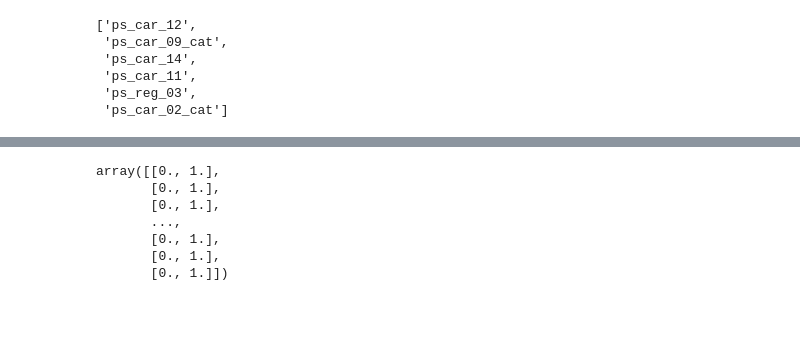
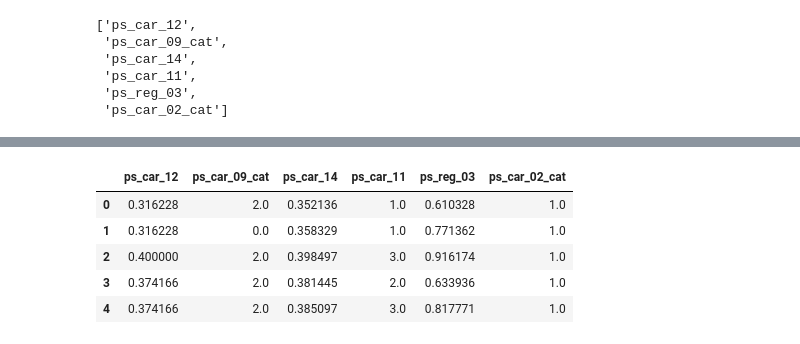
Before and after one commit to SarahLuym/WhaleDataScienceProject, a Jupyter notebook: data/Whole_Project.ipynb, the cells around one changed output, grey strips where cells are left out. Cells and saved outputs as stored; diff of their text form; code cells hidden in the pictures; blank space fills up the shorter version.

```diff
--- a/data/Whole_Project.ipynb
+++ b/data/Whole_Project.ipynb
@@ -312,5 +313,18 @@ train_temp[uni_imp_cols].head()
+# %%
+# Univariate Imputation -- test
+imp = mode_imputer.fit_transform(test_temp[uni_imp_cols])
+
+test_temp[uni_imp_cols] = pd.DataFrame(imp).iloc[:, :len(uni_imp_cols)]
+test_temp[uni_imp_cols].head()
+# %% [output]
+|  | ps_car_12 | ps_car_09_cat | ps_car_14 | ps_car_11 | ps_reg_03 | ps_car_02_cat |
+| 0 | 0.316228 | 2.0 | 0.352136 | 1.0 | 0.610328 | 1.0 |
+| 1 | 0.316228 | 0.0 | 0.358329 | 1.0 | 0.771362 | 1.0 |
+| 2 | 0.400000 | 2.0 | 0.398497 | 3.0 | 0.916174 | 1.0 |
+| 3 | 0.374166 | 2.0 | 0.381445 | 2.0 | 0.633936 | 1.0 |
+| 4 | 0.374166 | 2.0 | 0.385097 | 3.0 | 0.817771 | 1.0 |
 # %%
-# Multivariate Imputation -- KNN Imputer
+# Multivariate Imputation -- KNN Imputer -- train
 set1 = ['ps_ind_05_cat', 'ps_car_07_cat']
 set2 = ['ps_car_01_cat', 'ps_ind_04_cat', 'ps_ind_02_cat']
 
@@ -318,12 +332,5 @@ imputer = KNNImputer(missing_values=-1,n_neighbors=2000)
 imp_s1 = imputer.fit_transform(train_temp[set1])
 imp_s2 = imputer.fit_transform(train_temp[set2])
 
-imp_s1
+train_temp[set1] = np.around(imp_s1, 0)
+train_temp[set2] = np.around(imp_s2, 0)
-# %% [output]
-array([[0., 1.],
-       [0., 1.],
-       [0., 1.],
-       ...,
-       [0., 1.],
-       [0., 1.],
-       [0., 1.]])
```
Also changed, not shown: parts of 10 cells of this notebook.
